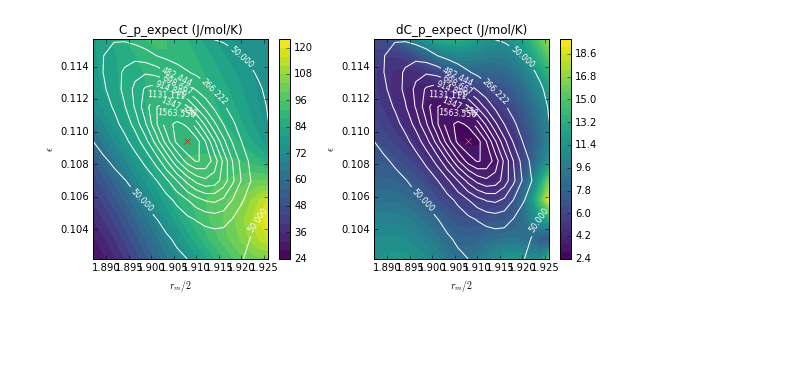
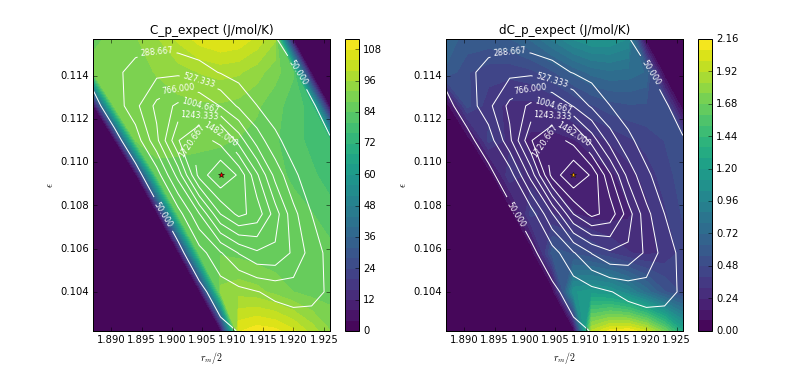
Before and after one commit to bmanubay/LJ-neat-liquids, a Jupyter notebook: plot_mbar_estimates.ipynb, the cells around one changed output. Drawn from its saved outputs; the diff is of its cells as text; code cells hidden in the pictures; blank space fills up the shorter version.

```diff
--- a/plot_mbar_estimates.ipynb
+++ b/plot_mbar_estimates.ipynb
@@ -9,0 +10,4 @@ df = pd.read_csv(path, sep=';')
+# %%
+df = pd.read_csv(path, sep=';').reset_index(drop=True)
+#print df.columns
+df2 = pd.read_csv(path2, sep=';').reset_index(drop=True)
@@ -10,3 +53,5 @@ df = pd.read_csv(path, sep=';')
+# %%
+df = df[df['N_eff']>=50].reset_index()
 # %%
 df.describe()
 # %% [output]
@@ -21,0 +67,6 @@ df.describe()
+# %%
+df['dC_p_res_bootstrap (J/mol/K)'] = df['dC_p_res_bootstrap (J/mol/K)']*np.sqrt(200.)
+df['dVol_bootstrap (mL/mol)'] = df['dVol_bootstrap (mL/mol)']*np.sqrt(200.)
+
+df['dC_p_res_expect (J/mol/K)'] = df['dC_p_res_expect (J/mol/K)']/np.sqrt(250.)
+df['dVol_expect (mL/mol)'] = df['dVol_expect (mL/mol)']/np.sqrt(250.)
@@ -34,6 +108,12 @@ vol = empty_matrix()
 dC_p = empty_matrix()
 dvol = empty_matrix()
 
+C_p_boot = empty_matrix()
+vol_boot = empty_matrix()
+
+dC_p_boot = empty_matrix()
+dvol_boot = empty_matrix()
+
 n_eff = empty_matrix()
 
 eps_dict = {}
@@ -47,38 +127,46 @@ for ind in range(len(eps)):
     i = eps_dict[eps[ind]]
     j = rmin_half_dict[rmin_half[ind]]
 
-    C_p[i,j] = df['C_p_expect (J/mol/K)'][ind]
+    C_p[i,j] = df['C_p_res_expect (J/mol/K)'][ind]
     vol[i,j] = df['Vol_expect (mL/mol)'][ind]
 
-    dC_p[i,j] = df['dC_p_expect (J/mol/K)'][ind]
-    dvol[i,j] = df['dVol_expect (mL/mol)'][ind]
+    dC_p[i,j] = df['dC_p_res_expect (J/mol/K)'][ind]/np.sqrt(250.)
+    dvol[i,j] = df['dVol_expect (mL/mol)'][ind]/np.sqrt(250.)
+
+
+    C_p_boot[i,j] = df['C_p_res_bootstrap (J/mol/K)'][ind]
+    vol_boot[i,j] = df['Vol_bootstrap (mL/mol)'][ind]
+
+    dC_p_boot[i,j] = df['dC_p_res_bootstrap (J/mol/K)'][ind]*np.sqrt(250.)
+    dvol_boot[i,j] = df['dVol_bootstrap (mL/mol)'][ind]*np.sqrt(250.)
 
     n_eff[i,j] = df['N_eff'][ind]
 # %%
 def add_axis_labels_and_colorbar():
     plt.xlabel(r"$r_m / 2$")
     plt.ylabel(r"$\epsilon$")
     plt.colorbar()
 
-plt.figure(figsize=(8,4))
+plt.figure(figsize=(10,5))
 plt.subplot(1,2,1)
 plt.title('C_p_expect (J/mol/K)')
 levels = np.linspace(50,np.max(n_eff),10)
 neff1 = plt.contour(rmin_half_, eps_, n_eff, levels = levels, colors = 'w')
 plt.clabel(neff1, inline=1, fontsize=8)
 plt.contourf(rmin_half_, eps_, C_p, 30, cmap = 'viridis')
-plt.plot(1.908,0.1094,'x',color='red')
+#plt.imshow(rmin_half_, eps_, C_p)#, 30, cmap = 'viridis')
+plt.plot(1.908,0.1094,'*',color='red')
 add_axis_labels_and_colorbar()
 
 plt.subplot(1,2,2)
 plt.title('dC_p_expect (J/mol/K)')
 neff2 = plt.contour(rmin_half_, eps_, n_eff, levels = levels, colors = 'w')
 plt.clabel(neff2, inline=1, fontsize=8)
 plt.contourf(rmin_half_, eps_, dC_p, 30, cmap = 'viridis')
-plt.plot(1.908,0.1094,'x',color='orange')
+plt.plot(1.908,0.1094,'*',color='orange')
 add_axis_labels_and_colorbar()
 
 plt.tight_layout()
-plt.savefig("c_p.jpg", dpi=300)
+plt.savefig("c_p_expect.jpg", dpi=300)
 # %% [output]
-[figure, old version]
+[figure, new version]
```
Also changed, not shown: parts of 16 cells of this notebook, 2 other files.
